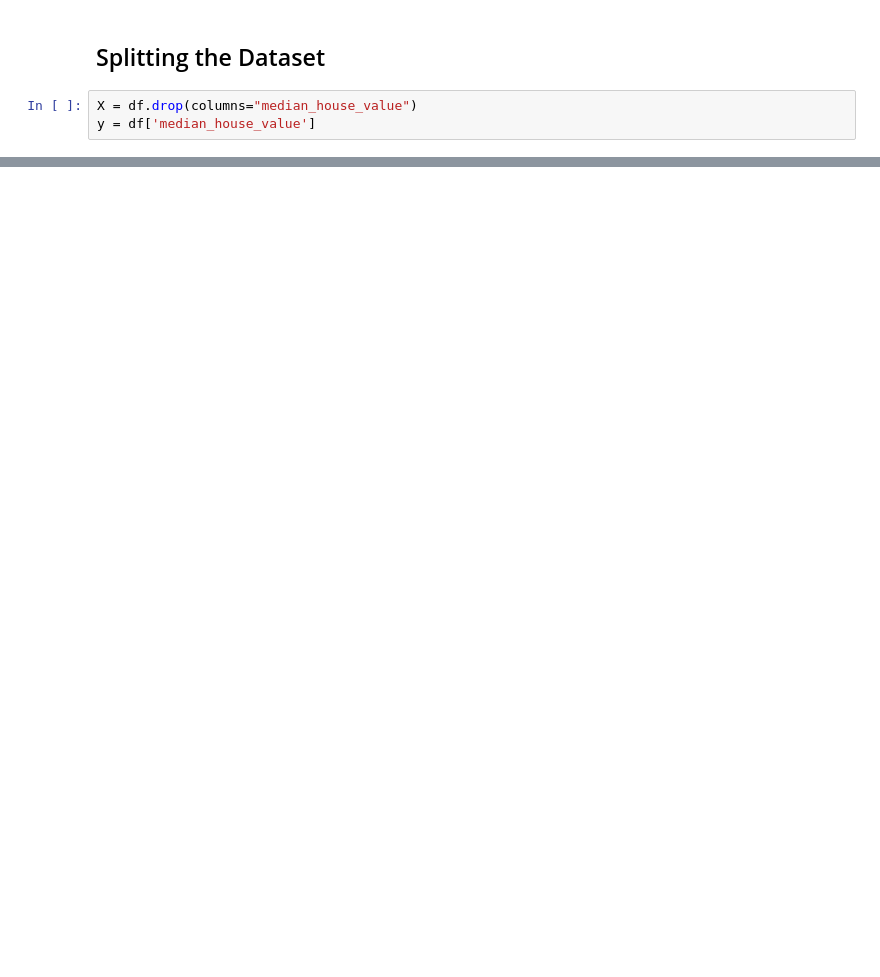
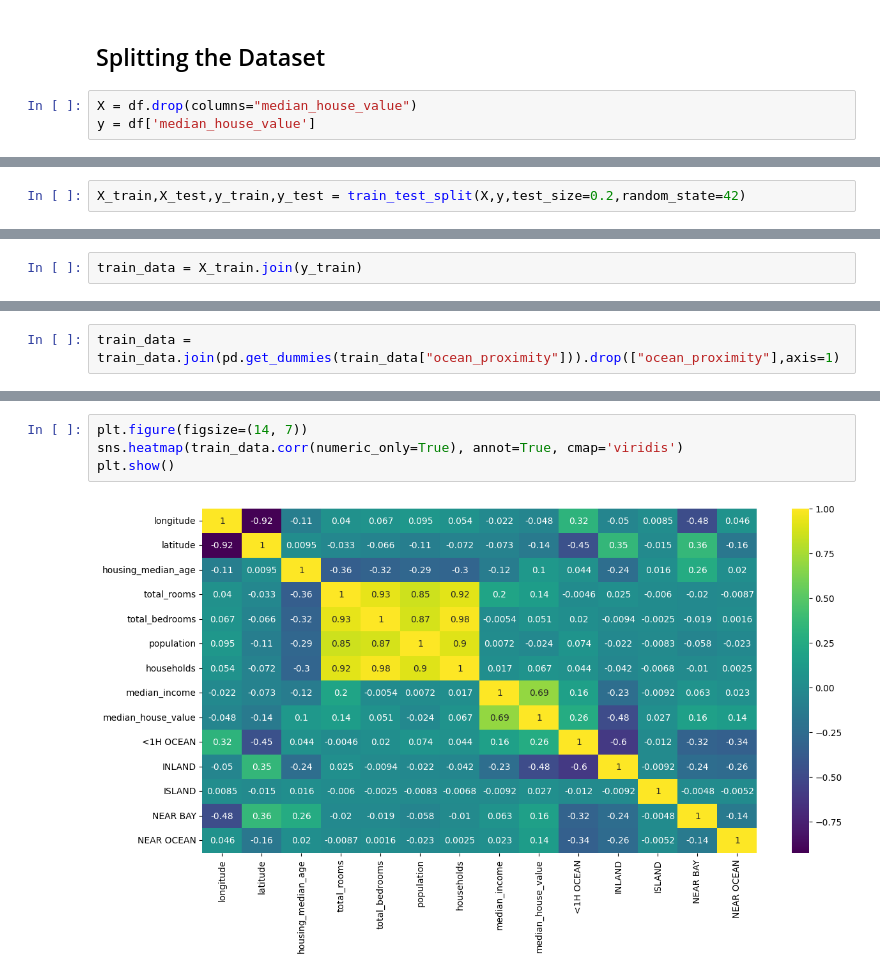
Before and after one commit to ANSH5252/California-Housing-Prices, a Jupyter notebook: housing.ipynb, the cells around one changed output, grey strips where cells are left out. Drawn from its saved outputs; the diff is of its cells as text; blank space fills up the shorter version.

Commit message:
Data Visualization

```diff
--- a/housing.ipynb
+++ b/housing.ipynb
@@ -78,0 +117,2 @@ y = df['median_house_value']
+# %%
+X_train,X_test,y_train,y_test = train_test_split(X,y,test_size=0.2,random_state=42)
@@ -78,0 +123,2 @@ y = df['median_house_value']
+# %%
+train_data = X_train.join(y_train)
@@ -78,0 +173,2 @@ y = df['median_house_value']
+# %%
+train_data = train_data.join(pd.get_dummies(train_data["ocean_proximity"])).drop(["ocean_proximity"],axis=1)
@@ -78,0 +191,6 @@ y = df['median_house_value']
+# %%
+plt.figure(figsize=(14, 7))
+sns.heatmap(train_data.corr(numeric_only=True), annot=True, cmap='viridis')
+plt.show()
+# %% [output]
+[figure, added]
```
Also changed, not shown: parts of 16 cells of this notebook.
